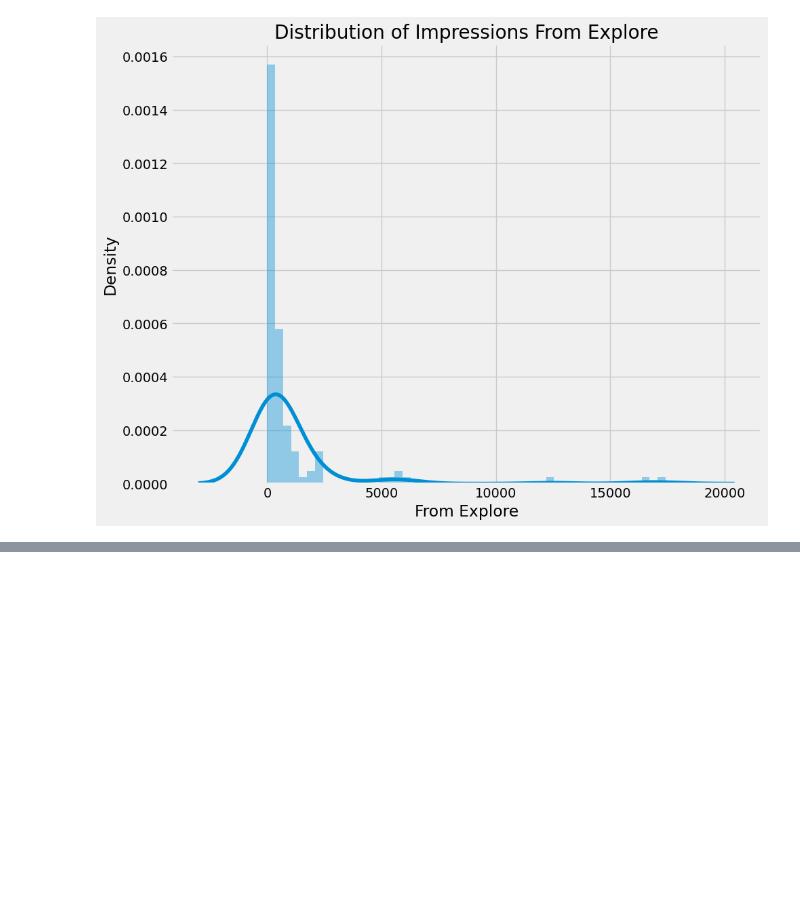
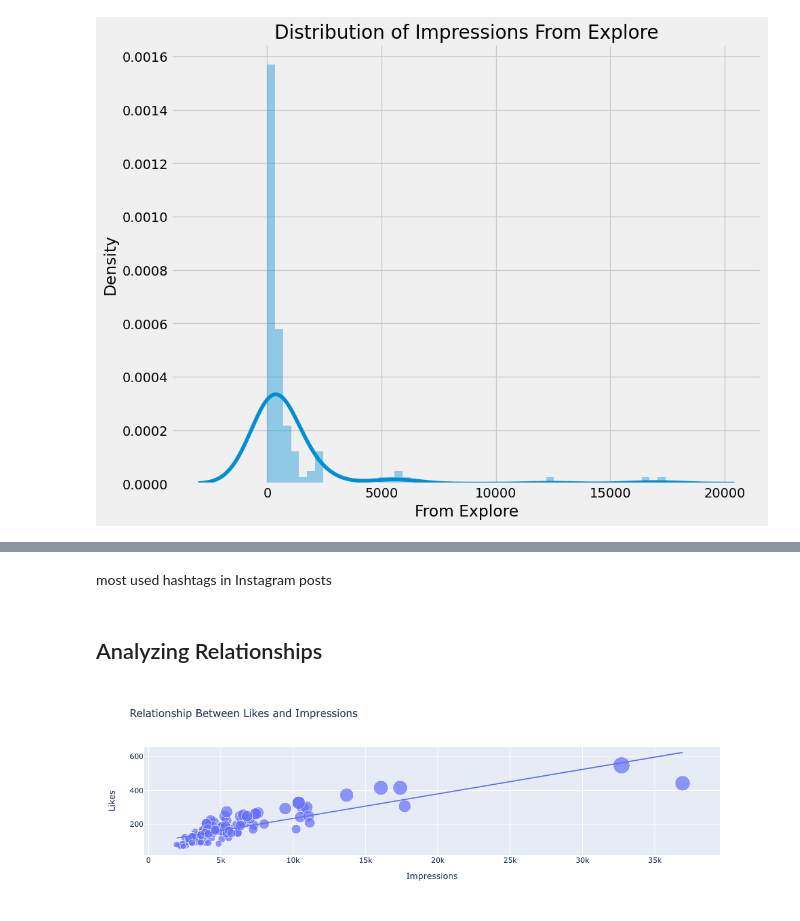
Before and after one commit to beniamine3155/Python_Data_Analysis_Projects, a Jupyter notebook: Instagram_Reach_Analysis/instagram.ipynb, the cells around one changed output, grey strips where cells are left out. Cells and saved outputs as stored; diff of their text form; code cells hidden in the pictures; blank space fills up the shorter version.

```diff
--- a/Instagram_Reach_Analysis/instagram.ipynb
+++ b/Instagram_Reach_Analysis/instagram.ipynb
@@ -105,0 +158,9 @@ https://gist.github.com/mwaskom/de44147ed2974457ad6372750bbe5751
+# %% [markdown]
+most used hashtags in Instagram posts
+# %% [markdown]
+## Analyzing Relationships
+# %%
+figure = px.scatter(data_frame = data, x="Impressions",y="Likes", size="Likes", trendline="ols", title = "Relationship Between Likes and Impressions")
+figure.show()
+# %% [output]
+[figure, added]
```
Also changed, not shown: parts of 22 cells of this notebook, 1 other file.
